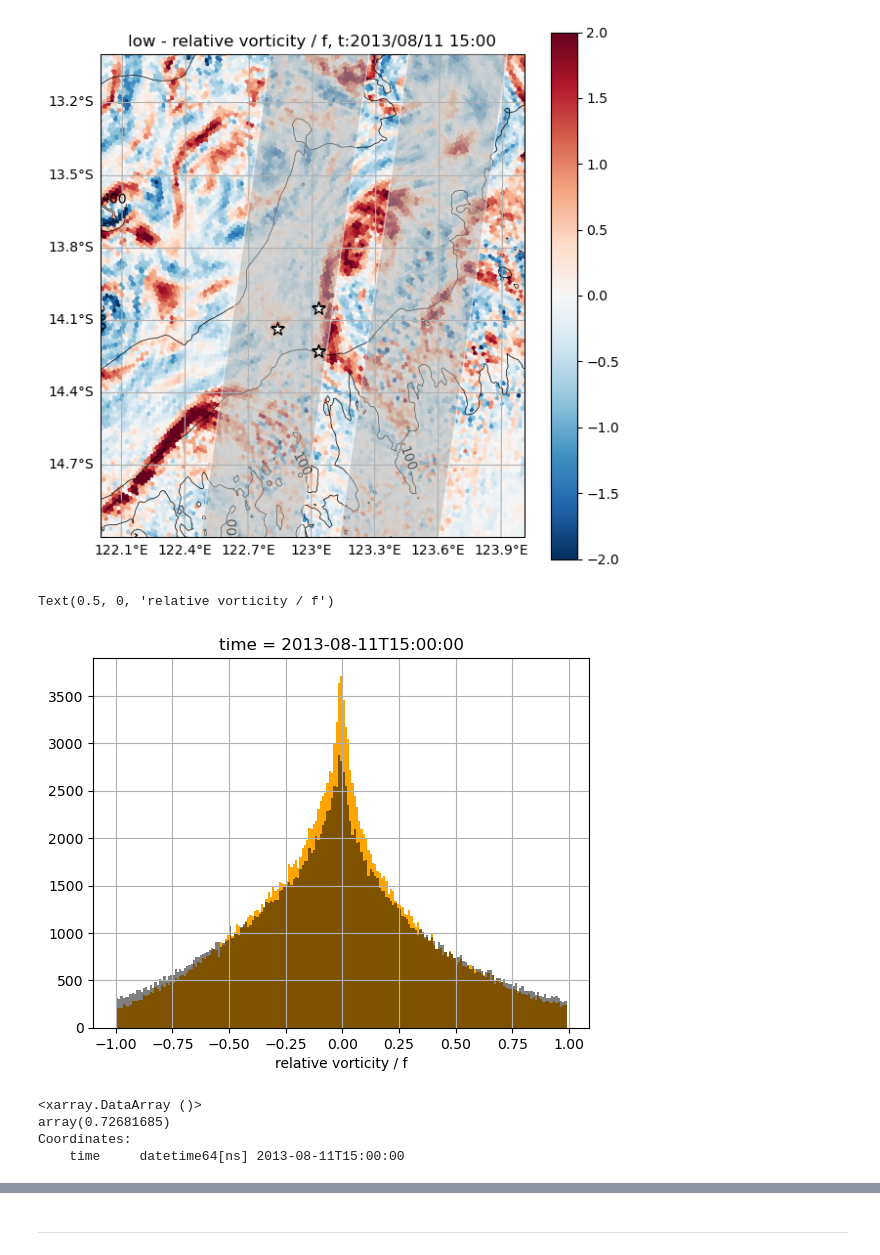
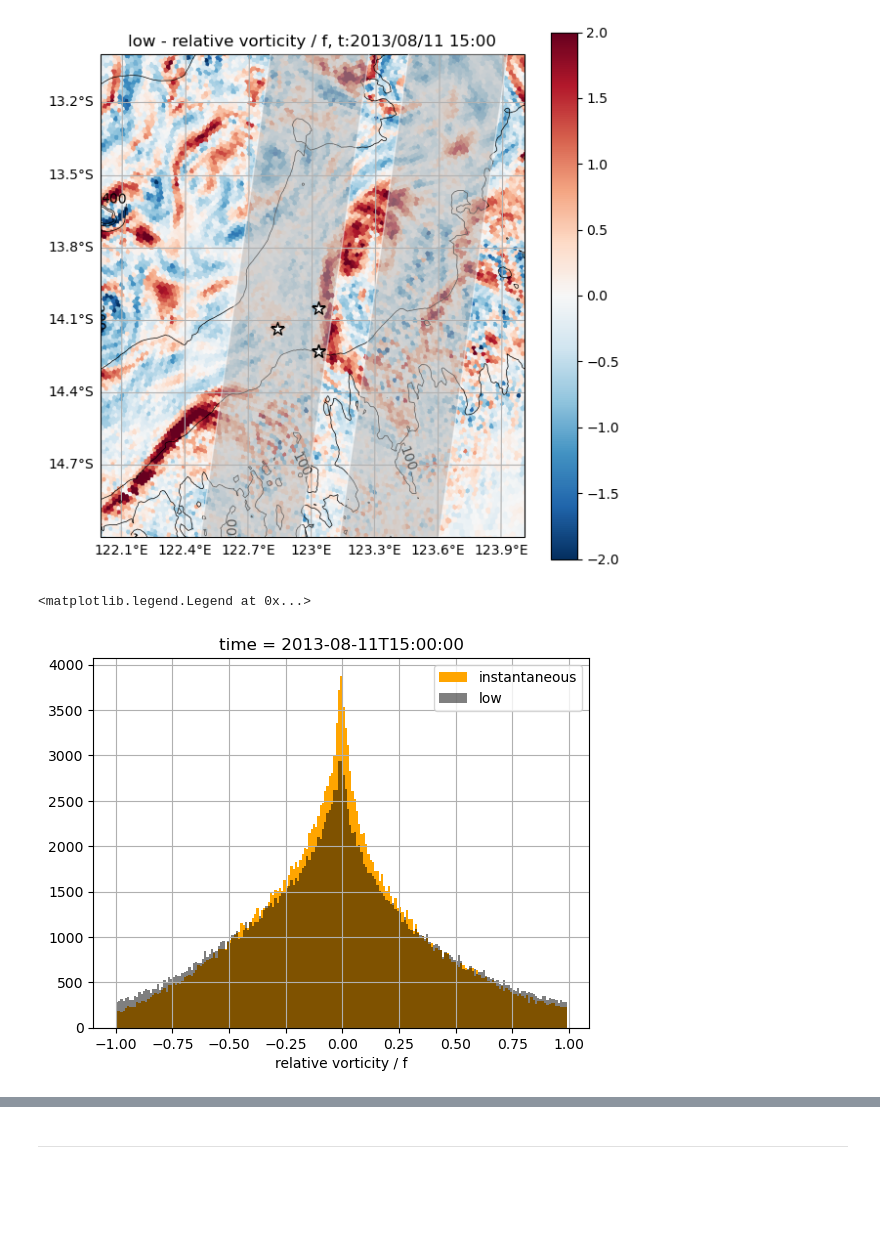
Before and after one commit to ahmaddroobi99/nwa, a Jupyter notebook: gradients.ipynb, the cells around one changed output, grey strips where cells are left out. Saved outputs shown, nothing was run; the diff lists cells and outputs as text; code cells hidden in the pictures; blank space fills up the shorter version.

```diff
--- a/gradients.ipynb
+++ b/gradients.ipynb
@@ -185,10 +168,11 @@ dsg_low = xr.open_zarr(zarr)
 it = 1000
 _ds = dsg.isel(time=it).compute()
 _ds_low = dsg_low.isel(time=it).compute()
+
+da = (_ds["dvcdx"] - _ds["ducdy"])/pin.geo.coriolis(_ds.yv)
+da_low = (_ds_low["dvcdx"] - _ds_low["ducdy"])/pin.geo.coriolis(_ds.yv)
+
 t = str(da.time.dt.strftime("%Y/%m/%d %H:%M").values)
-
-da = (_ds["dvdx"] - _ds["dudy"])/pin.geo.coriolis(_ds.yv)
-da_low = (_ds_low["dvdx"] - _ds_low["dudy"])/pin.geo.coriolis(_ds.yv)
 # %%
 zoom = "large"
 
@@ -222,19 +207,13 @@ nwa.plot_moorings(ax, zorder=30, s=100)
 [figure]
 # %%
 fig, ax = plt.subplots(1,1)
-da_low.plot.hist(ax=ax, bins=np.arange(-1,1,.01), color="orange");
-da.plot.hist(ax=ax, bins=np.arange(-1,1,.01), color="k", alpha=.5);
+da_low.plot.hist(ax=ax, bins=np.arange(-1,1,.01), color="orange", label="instantaneous");
+da.plot.hist(ax=ax, bins=np.arange(-1,1,.01), color="k", alpha=.5, label="low");
 #ax.set_xscale("log")
 #ax.set_yscale("log")
 ax.grid()
 ax.set_xlabel("relative vorticity / f")
+ax.legend()
 # %% [output]
-Text(0.5, 0, 'relative vorticity / f')
+<matplotlib.legend.Legend at 0x...>
-[figure, old version]
+[figure, new version]
-# %%
-da.std()
-# %% [output]
-<xarray.DataArray ()>
-array(0.72681685)
-Coordinates:
-    time     datetime64[ns] 2013-08-11T15:00:00
```
Also changed, not shown: parts of 25 cells of this notebook, 12 other files.
